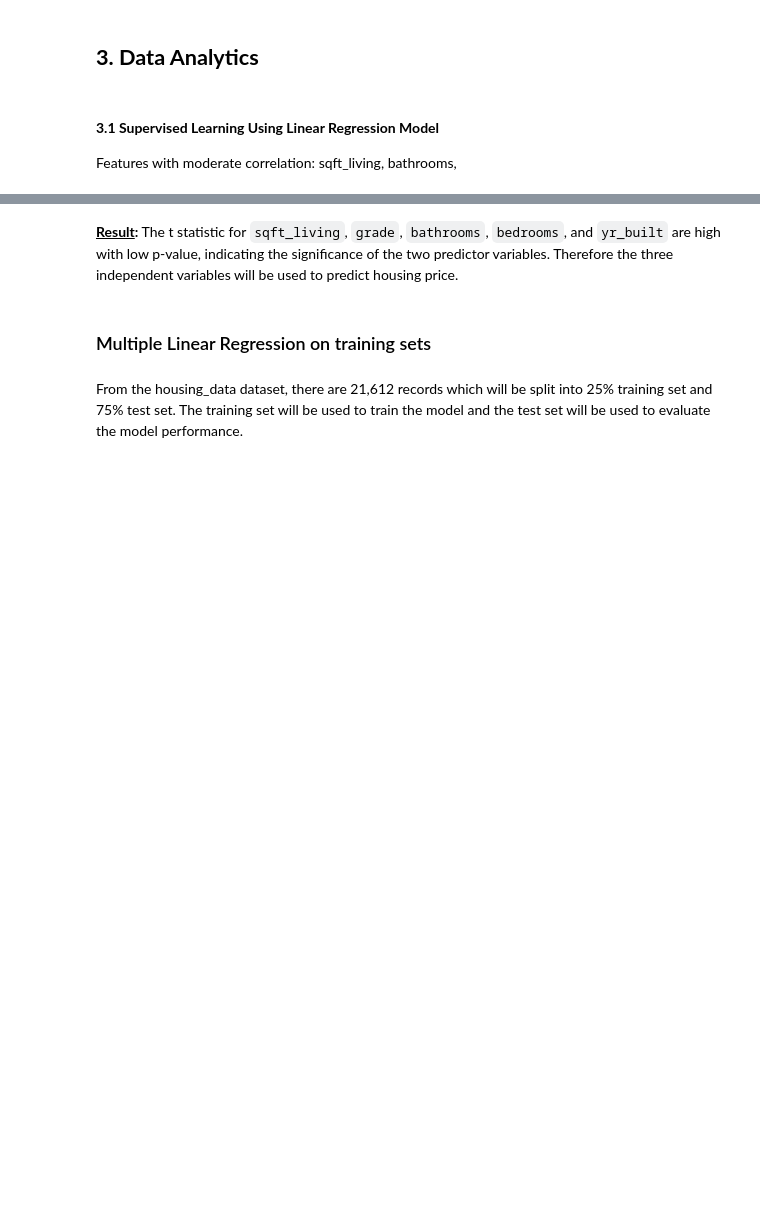
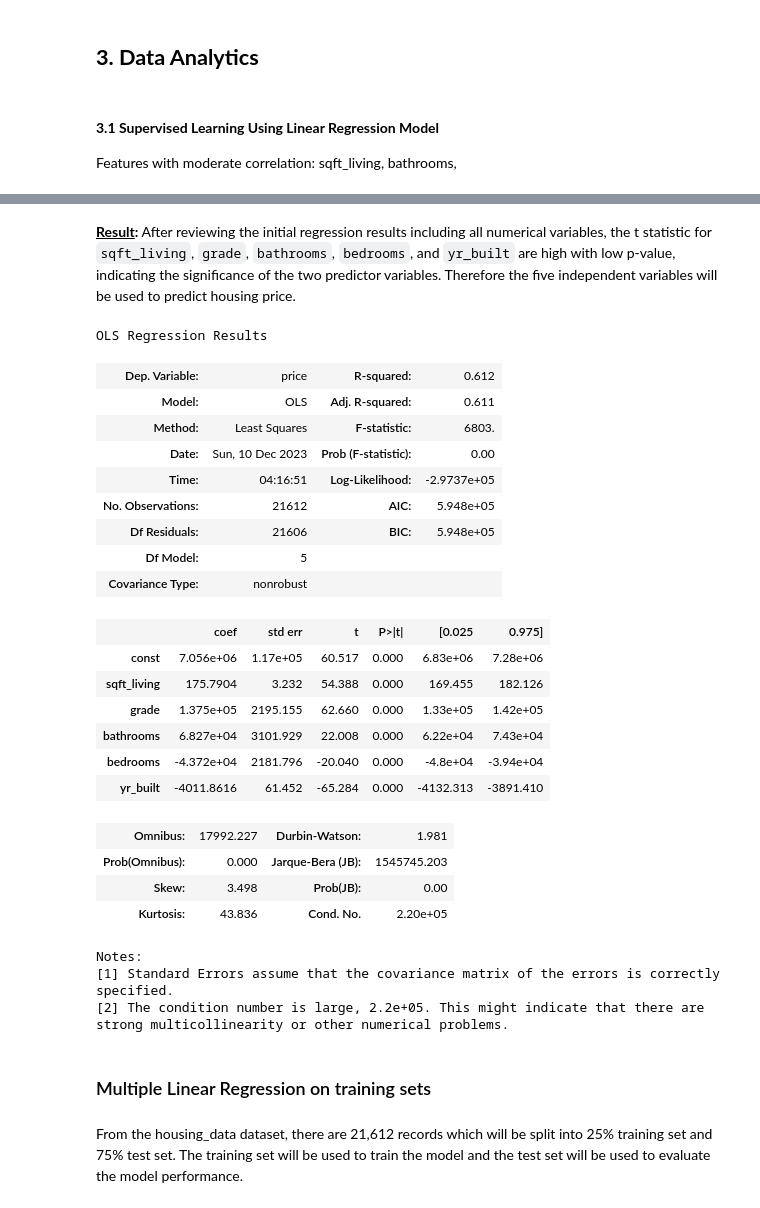
Before and after one commit to renaqd/team5-ADS500B, a Jupyter notebook: FinalProject_team5.ipynb, the cells around one changed output, grey strips where cells are left out. Cells and saved outputs as stored; diff of their text form; code cells hidden in the pictures; blank space fills up the shorter version.

```diff
--- a/FinalProject_team5.ipynb
+++ b/FinalProject_team5.ipynb
@@ -342,8 +344,38 @@ strong multicollinearity or other numerical problems.
 # %% [markdown]
-**<u>Result</u>:** The t statistic for `sqft_living`, `grade`, `bathrooms`, `bedrooms`, and `yr_built` are high with low p-value, indicating the significance of the two predictor variables. Therefore the three independent variables will be used to predict housing price.
+**<u>Result</u>:** After reviewing the initial regression results including all numerical variables, the t statistic for `sqft_living`, `grade`, `bathrooms`, `bedrooms`, and `yr_built` are high with low p-value, indicating the significance of the two predictor variables. Therefore the five independent variables will be used to predict housing price.
 # %%
 # housing features for predictor variables
 X = housing_data[['sqft_living', 'grade', 'bathrooms', 'bedrooms', 'yr_built']]
+# %%
+exlm1 = sm.add_constant(X)
+exlm1_results = OLS(Y,exlm1).fit()
+exlm1_results.summary()
+# %% [output]
+OLS Regression Results
+| Dep. Variable: | price | R-squared: | 0.612 |
+| Model: | OLS | Adj. R-squared: | 0.611 |
+| Method: | Least Squares | F-statistic: | 6803. |
+| Date: | Sun, 10 Dec 2023 | Prob (F-statistic): | 0.00 |
+| Time: | 04:16:51 | Log-Likelihood: | -2.9737e+05 |
+| No. Observations: | 21612 | AIC: | 5.948e+05 |
+| Df Residuals: | 21606 | BIC: | 5.948e+05 |
+| Df Model: | 5 |  |  |
+| Covariance Type: | nonrobust |  |  |
+|  | coef | std err | t | P>|t| | [0.025 | 0.975] |
+| const | 7.056e+06 | 1.17e+05 | 60.517 | 0.000 | 6.83e+06 | 7.28e+06 |
+| sqft_living | 175.7904 | 3.232 | 54.388 | 0.000 | 169.455 | 182.126 |
+| grade | 1.375e+05 | 2195.155 | 62.660 | 0.000 | 1.33e+05 | 1.42e+05 |
+| bathrooms | 6.827e+04 | 3101.929 | 22.008 | 0.000 | 6.22e+04 | 7.43e+04 |
+| bedrooms | -4.372e+04 | 2181.796 | -20.040 | 0.000 | -4.8e+04 | -3.94e+04 |
+| yr_built | -4011.8616 | 61.452 | -65.284 | 0.000 | -4132.313 | -3891.410 |
+| Omnibus: | 17992.227 | Durbin-Watson: | 1.981 |
+| Prob(Omnibus): | 0.000 | Jarque-Bera (JB): | 1545745.203 |
+| Skew: | 3.498 | Prob(JB): | 0.00 |
+| Kurtosis: | 43.836 | Cond. No. | 2.20e+05 |
+Notes:
+[1] Standard Errors assume that the covariance matrix of the errors is correctly specified.
+[2] The condition number is large, 2.2e+05. This might indicate that there are
+strong multicollinearity or other numerical problems.
 # %% [markdown]
 ### Multiple Linear Regression on training sets
 # %% [markdown]
```
Also changed, not shown: parts of 10 cells of this notebook.
